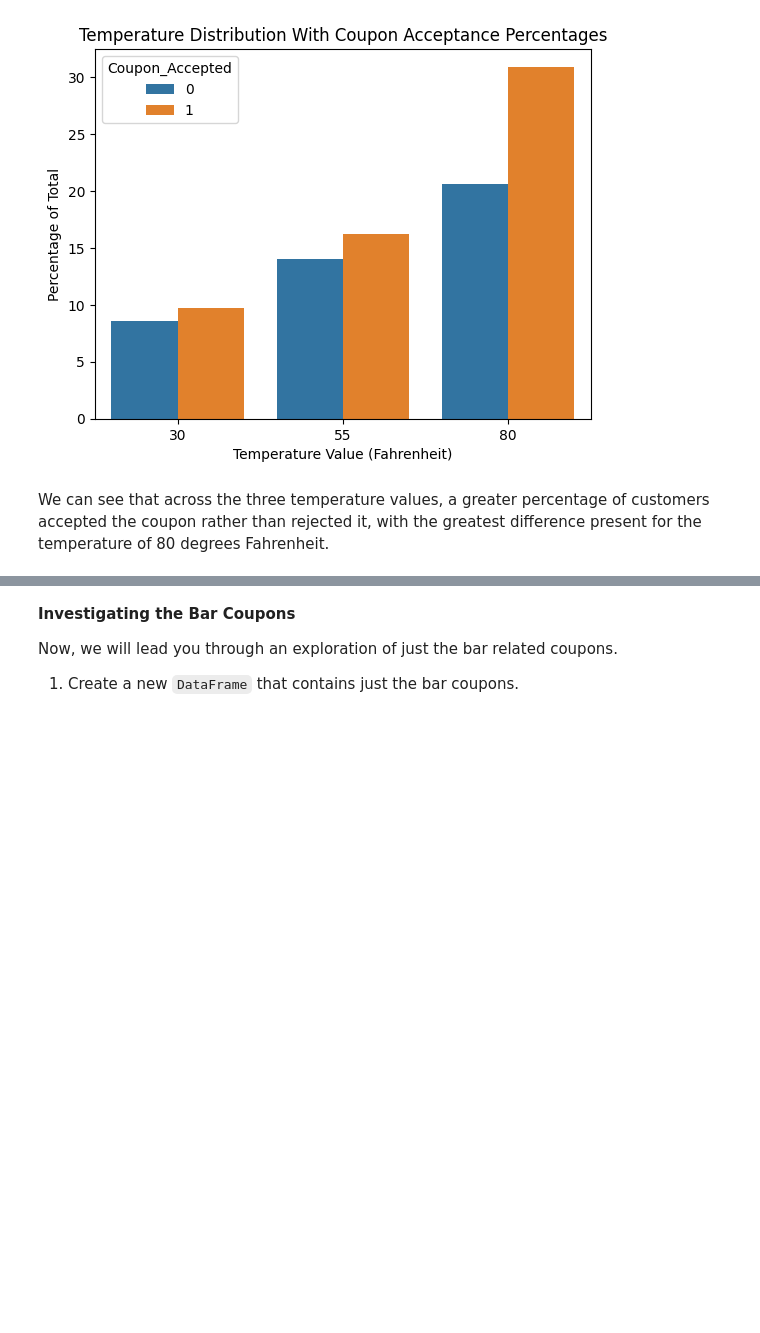
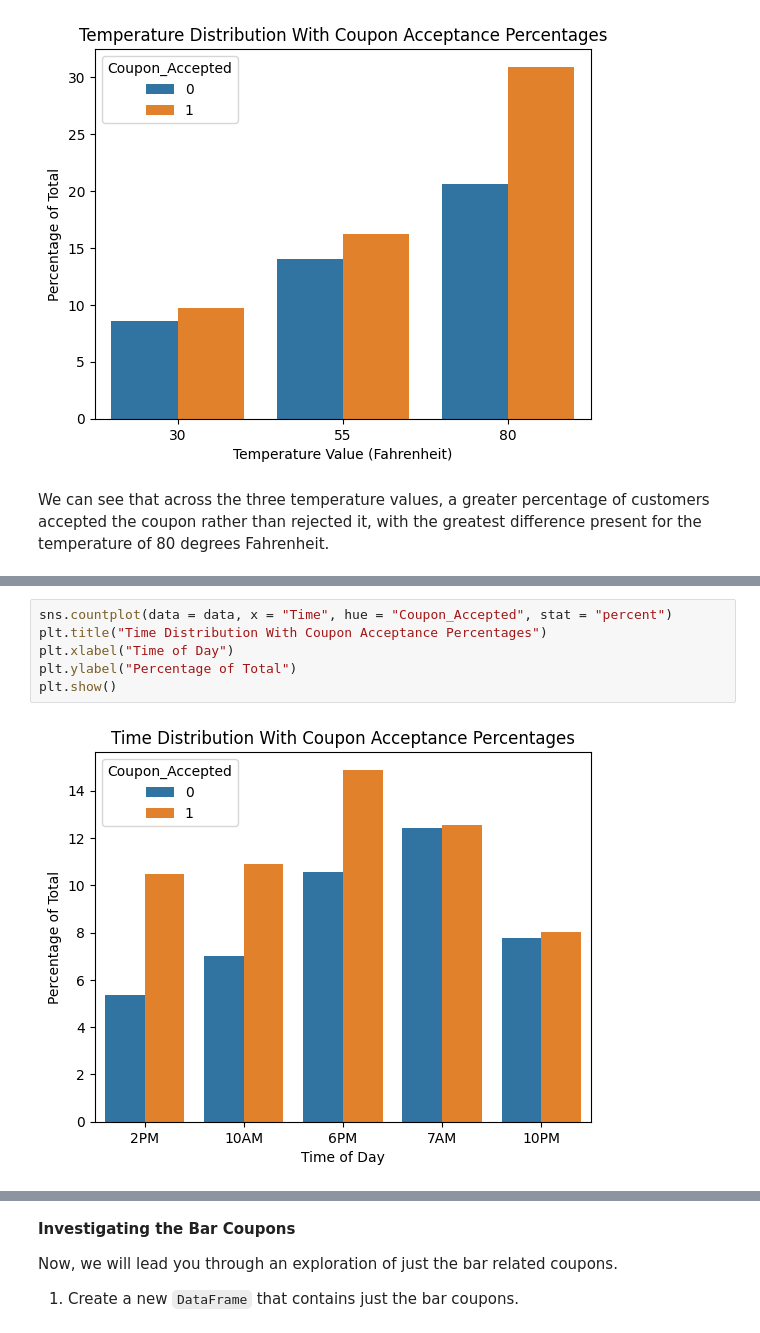
Before and after one commit to annaniu02/MLAI-Assignment-5.1, a Jupyter notebook: prompt.ipynb, the cells around one changed output, grey strips where cells are left out. Cells and saved outputs as stored; diff of their text form; blank space fills up the shorter version.

```diff
--- a/prompt.ipynb
+++ b/prompt.ipynb
@@ -329,0 +341,8 @@ We can see that across the three temperature values, a greater percentage of cus
+# %%
+sns.countplot(data = data, x = "Time", hue = "Coupon_Accepted", stat = "percent")
+plt.title("Time Distribution With Coupon Acceptance Percentages")
+plt.xlabel("Time of Day")
+plt.ylabel("Percentage of Total")
+plt.show()
+# %% [output]
+[figure, added]
```
Also changed, not shown: parts of 6 cells of this notebook, 1 other file.
